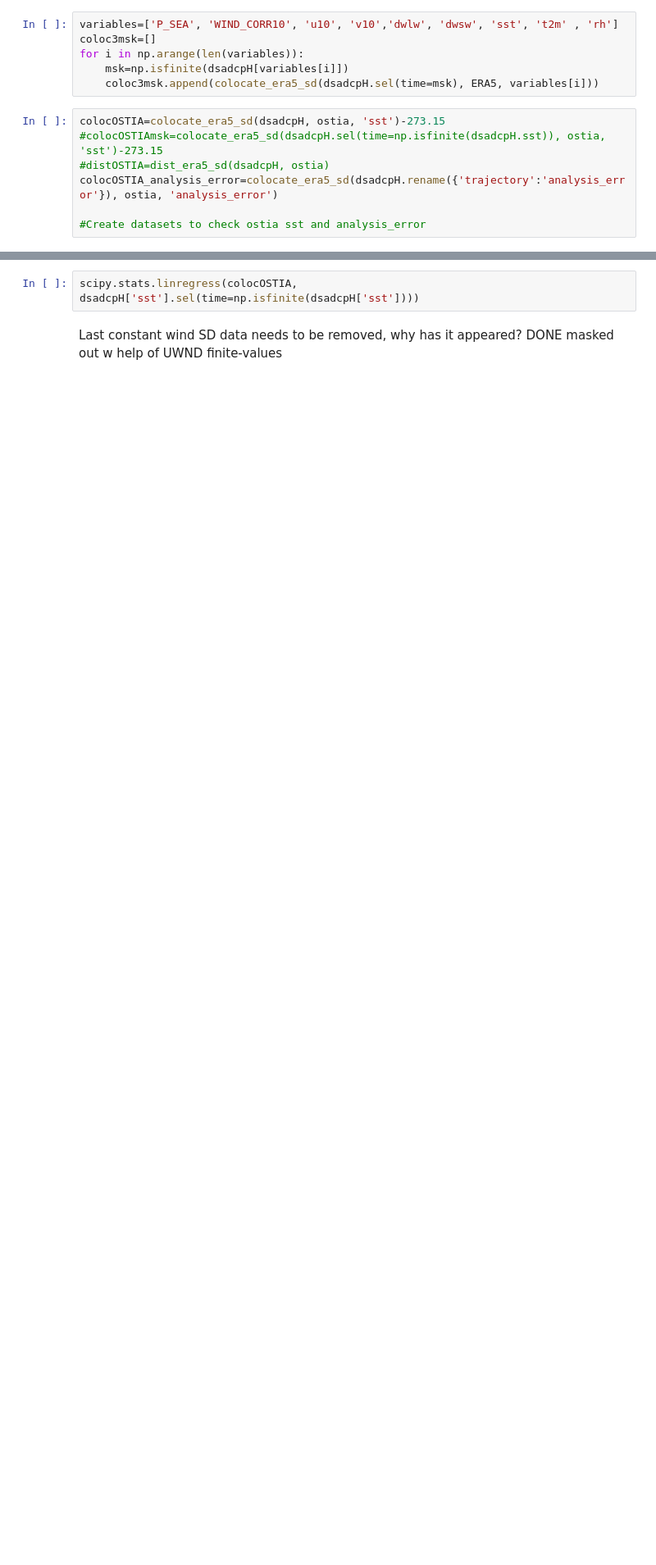
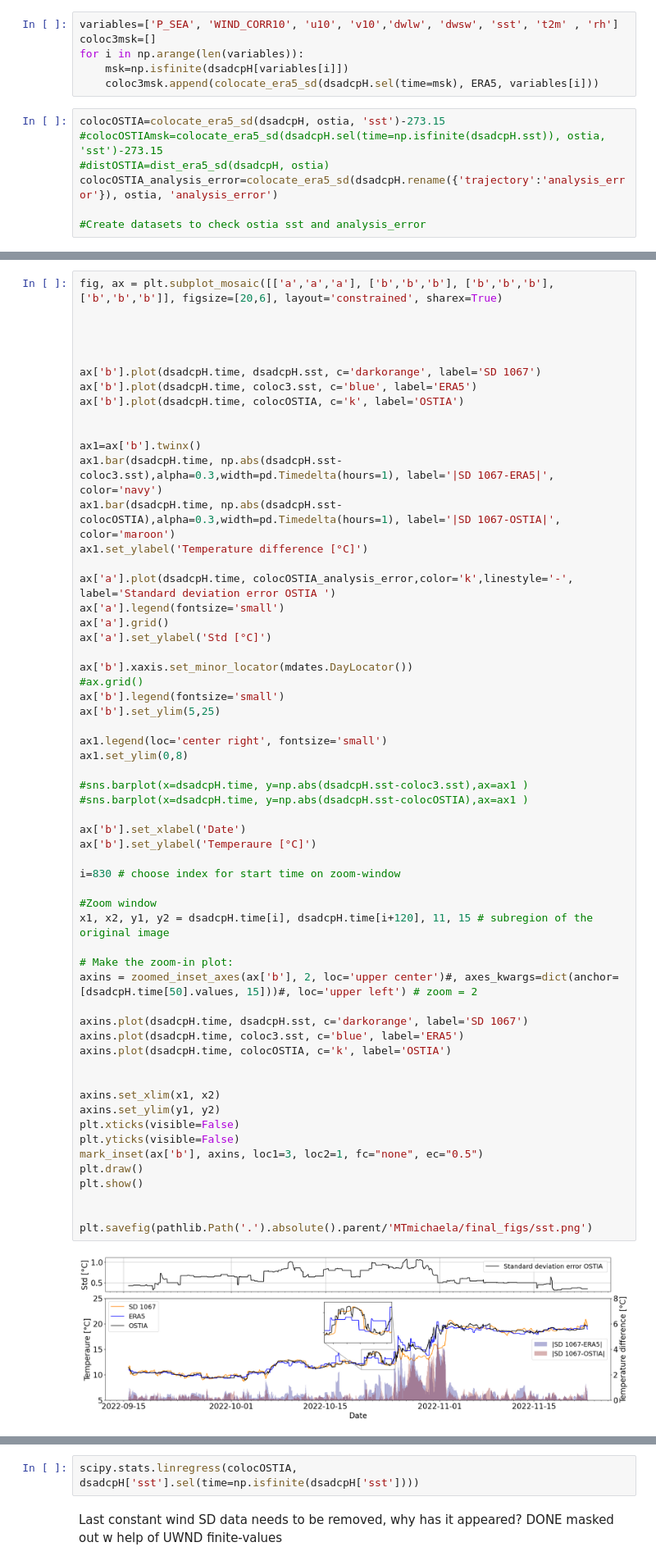
Before and after one commit to michaelaedwinson/Masterarbete2023, a Jupyter notebook: 2-ERA5_SD.ipynb, the cells around one changed output, grey strips where cells are left out. Shown at 82% size. Drawn from its saved outputs; the diff is of its cells as text; blank space fills up the shorter version.

```diff
--- a/2-ERA5_SD.ipynb
+++ b/2-ERA5_SD.ipynb
@@ -439,0 +339,60 @@ Type:      function
+# %%
+fig, ax = plt.subplot_mosaic([['a','a','a'], ['b','b','b'], ['b','b','b'], ['b','b','b']], figsize=[20,6], layout='constrained', sharex=True)
+
+
+
+
+ax['b'].plot(dsadcpH.time, dsadcpH.sst, c='darkorange', label='SD 1067')
+ax['b'].plot(dsadcpH.time, coloc3.sst, c='blue', label='ERA5')
+ax['b'].plot(dsadcpH.time, colocOSTIA, c='k', label='OSTIA')
+
+
+ax1=ax['b'].twinx()
+ax1.bar(dsadcpH.time, np.abs(dsadcpH.sst-coloc3.sst),alpha=0.3,width=pd.Timedelta(hours=1), label='|SD 1067-ERA5|', color='navy')
+ax1.bar(dsadcpH.time, np.abs(dsadcpH.sst-colocOSTIA),alpha=0.3,width=pd.Timedelta(hours=1), label='|SD 1067-OSTIA|', color='maroon')
+ax1.set_ylabel('Temperature difference [°C]')
+
+ax['a'].plot(dsadcpH.time, colocOSTIA_analysis_error,color='k',linestyle='-', label='Standard deviation error OSTIA ')
+ax['a'].legend(fontsize='small')
+ax['a'].grid()
+ax['a'].set_ylabel('Std [°C]')
+
+ax['b'].xaxis.set_minor_locator(mdates.DayLocator())
+#ax.grid()
+ax['b'].legend(fontsize='small')
+ax['b'].set_ylim(5,25)
+
+ax1.legend(loc='center right', fontsize='small')
+ax1.set_ylim(0,8)
+
+#sns.barplot(x=dsadcpH.time, y=np.abs(dsadcpH.sst-coloc3.sst),ax=ax1 )
+#sns.barplot(x=dsadcpH.time, y=np.abs(dsadcpH.sst-colocOSTIA),ax=ax1 )
+
+ax['b'].set_xlabel('Date')
+ax['b'].set_ylabel('Temperaure [°C]')
+
+i=830 # choose index for start time on zoom-window
+
+#Zoom window
+x1, x2, y1, y2 = dsadcpH.time[i], dsadcpH.time[i+120], 11, 15 # subregion of the original image
+
+# Make the zoom-in plot:
+axins = zoomed_inset_axes(ax['b'], 2, loc='upper center')#, axes_kwargs=dict(anchor=[dsadcpH.time[50].values, 15]))#, loc='upper left') # zoom = 2
+
+axins.plot(dsadcpH.time, dsadcpH.sst, c='darkorange', label='SD 1067')
+axins.plot(dsadcpH.time, coloc3.sst, c='blue', label='ERA5')
+axins.plot(dsadcpH.time, colocOSTIA, c='k', label='OSTIA')
+
+
+axins.set_xlim(x1, x2)
+axins.set_ylim(y1, y2)
+plt.xticks(visible=False)
+plt.yticks(visible=False)
+mark_inset(ax['b'], axins, loc1=3, loc2=1, fc="none", ec="0.5")
+plt.draw()
+plt.show()
+
+
+plt.savefig(pathlib.Path('.').absolute().parent/'MTmichaela/final_figs/sst.png')
+# %% [output]
+[figure, added]
```
Also changed, not shown: parts of 12 cells of this notebook, 2 other files.
